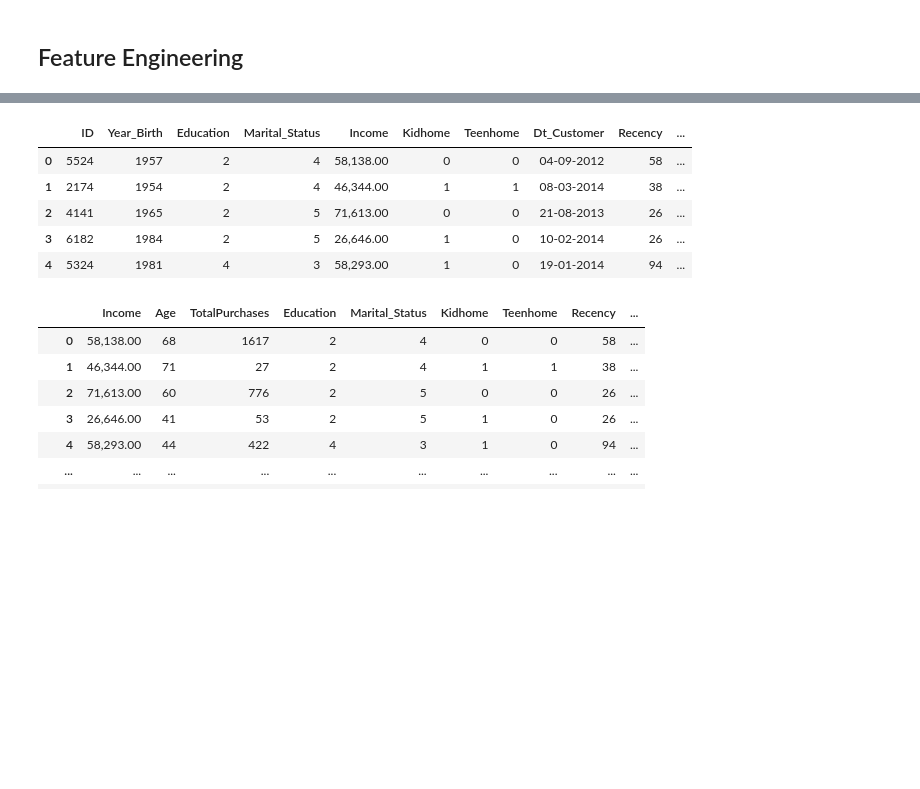
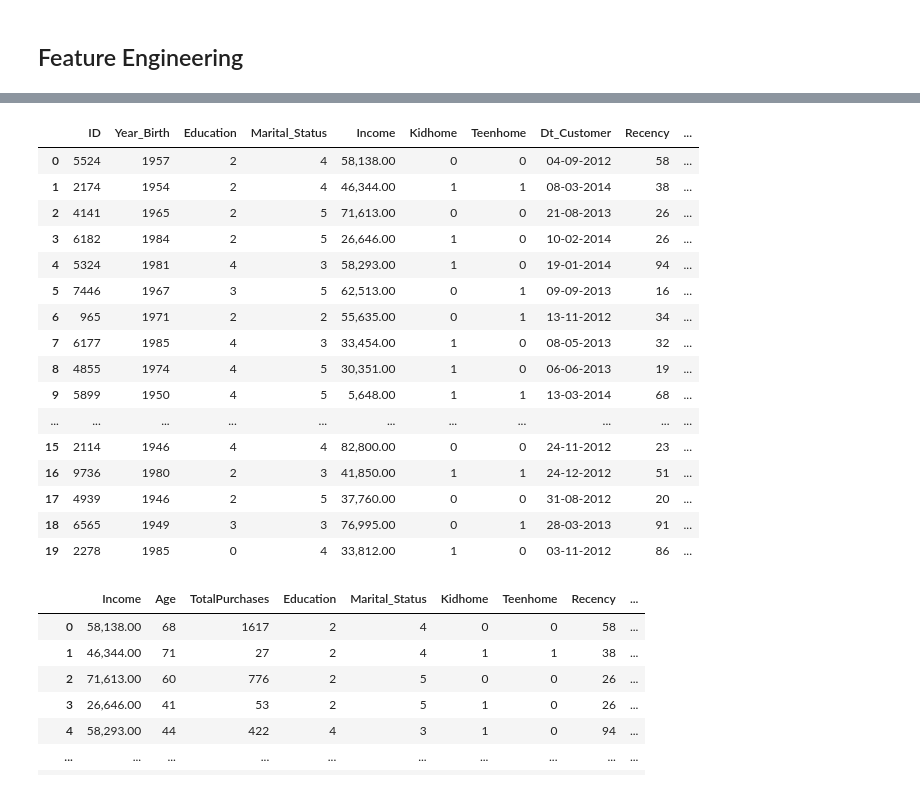
Before and after one commit to emmanuelaraba/customer-classification, a Jupyter notebook: customer-classification.ipynb, the cells around one changed output, grey strips where cells are left out. Cells and saved outputs as stored; diff of their text form; code cells hidden in the pictures; blank space fills up the shorter version.

```diff
--- a/customer-classification.ipynb
+++ b/customer-classification.ipynb
@@ -258,16 +270,42 @@ df.head()
 # %%
 # we also need to encode the categorical columns
 encoder = LabelEncoder()
 df['Education'] = encoder.fit_transform(df['Education'])
 df['Marital_Status'] = encoder.fit_transform(df['Marital_Status'])
-df.head()
+df.head(20)
+
+'''
+Single = 4
+Together = 5
+Divorced = 2
+Married = 3
+'''
+
+'''
+Graduation = 2
+PhD = 4
+Master = 3
+2n Cycle = 0
+Basic = 1
+'''
 # %% [output]
 |  | ID | Year_Birth | Education | Marital_Status | Income | Kidhome | Teenhome | Dt_Customer | Recency | ... |
 | 0 | 5524 | 1957 | 2 | 4 | 58,138.00 | 0 | 0 | 04-09-2012 | 58 | ... |
 | 1 | 2174 | 1954 | 2 | 4 | 46,344.00 | 1 | 1 | 08-03-2014 | 38 | ... |
 | 2 | 4141 | 1965 | 2 | 5 | 71,613.00 | 0 | 0 | 21-08-2013 | 26 | ... |
 | 3 | 6182 | 1984 | 2 | 5 | 26,646.00 | 1 | 0 | 10-02-2014 | 26 | ... |
 | 4 | 5324 | 1981 | 4 | 3 | 58,293.00 | 1 | 0 | 19-01-2014 | 94 | ... |
+| 5 | 7446 | 1967 | 3 | 5 | 62,513.00 | 0 | 1 | 09-09-2013 | 16 | ... |
+| 6 | 965 | 1971 | 2 | 2 | 55,635.00 | 0 | 1 | 13-11-2012 | 34 | ... |
+| 7 | 6177 | 1985 | 4 | 3 | 33,454.00 | 1 | 0 | 08-05-2013 | 32 | ... |
+| 8 | 4855 | 1974 | 4 | 5 | 30,351.00 | 1 | 0 | 06-06-2013 | 19 | ... |
+| 9 | 5899 | 1950 | 4 | 5 | 5,648.00 | 1 | 1 | 13-03-2014 | 68 | ... |
+| ... | ... | ... | ... | ... | ... | ... | ... | ... | ... | ... |
+| 15 | 2114 | 1946 | 4 | 4 | 82,800.00 | 0 | 0 | 24-11-2012 | 23 | ... |
+| 16 | 9736 | 1980 | 2 | 3 | 41,850.00 | 1 | 1 | 24-12-2012 | 51 | ... |
+| 17 | 4939 | 1946 | 2 | 5 | 37,760.00 | 0 | 0 | 31-08-2012 | 20 | ... |
+| 18 | 6565 | 1949 | 3 | 3 | 76,995.00 | 0 | 1 | 28-03-2013 | 91 | ... |
+| 19 | 2278 | 1985 | 0 | 4 | 33,812.00 | 1 | 0 | 03-11-2012 | 86 | ... |
 # %%
 # Now we can choose which columns to use for clustering
 features = ['Income', 'Age', 'TotalPurchases', 'Education', 'Marital_Status', 'Kidhome', 'Teenhome', 'Recency', 'NumWebPurchases', 'NumCatalogPurchases', 'NumStorePurchases', 'NumDealsPurchases', 'MntWines', 'MntFruits', 'MntMeatProducts', 'MntFishProducts', 'MntSweetProducts', 'MntGoldProds']
```
Also changed, not shown: parts of 7 cells of this notebook.
